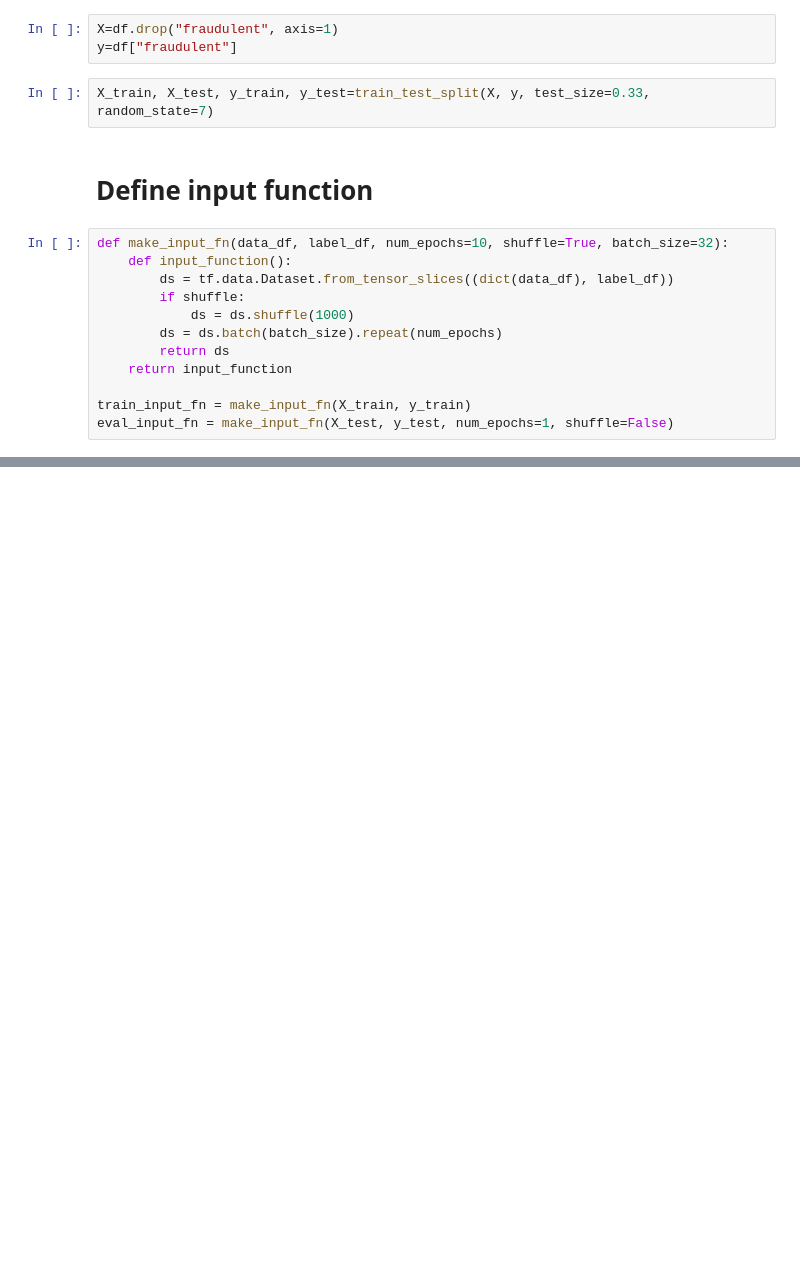
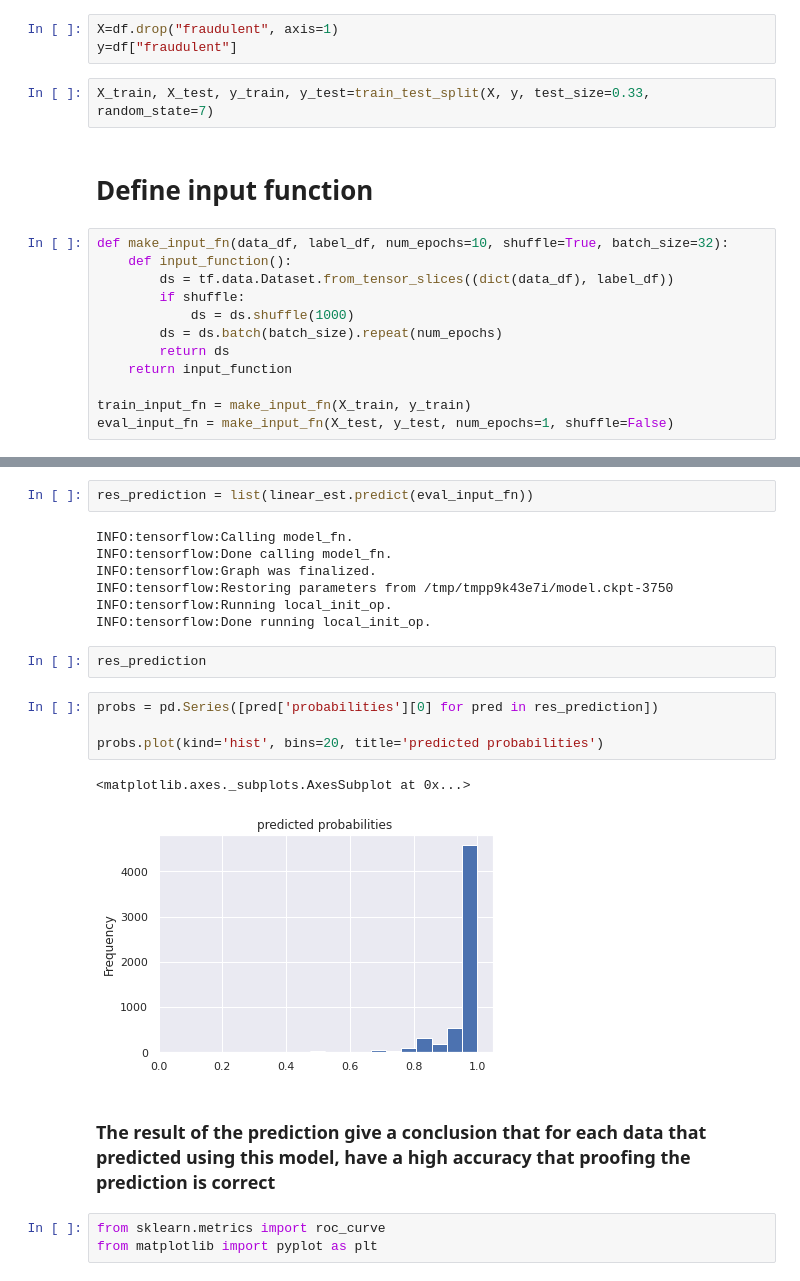
Before and after one commit to Cindyalifia/bangkit-project-1, a Jupyter notebook: job_postings.ipynb, the cells around one changed output, grey strips where cells are left out. Drawn from its saved outputs; the diff is of its cells as text; blank space fills up the shorter version.

Commit message:
make prediction and conclusion

```diff
--- a/job_postings.ipynb
+++ b/job_postings.ipynb
@@ -166,0 +205,23 @@ print(result)
+# %%
+res_prediction = list(linear_est.predict(eval_input_fn))
+# %% [output]
+INFO:tensorflow:Calling model_fn.
+INFO:tensorflow:Done calling model_fn.
+INFO:tensorflow:Graph was finalized.
+INFO:tensorflow:Restoring parameters from /tmp/tmpp9k43e7i/model.ckpt-3750
+INFO:tensorflow:Running local_init_op.
+INFO:tensorflow:Done running local_init_op.
+# %%
+res_prediction
+# %%
+probs = pd.Series([pred['probabilities'][0] for pred in res_prediction])
+
+probs.plot(kind='hist', bins=20, title='predicted probabilities')
+# %% [output]
+<matplotlib.axes._subplots.AxesSubplot at 0x...>
+[figure, added]
+# %% [markdown]
+<h3>The result of the prediction give a conclusion that for each data that predicted using this model, have a high accuracy that proofing the prediction is correct</h3>
+# %%
+from sklearn.metrics import roc_curve
+from matplotlib import pyplot as plt
```
Also changed, not shown: parts of 11 cells of this notebook.
